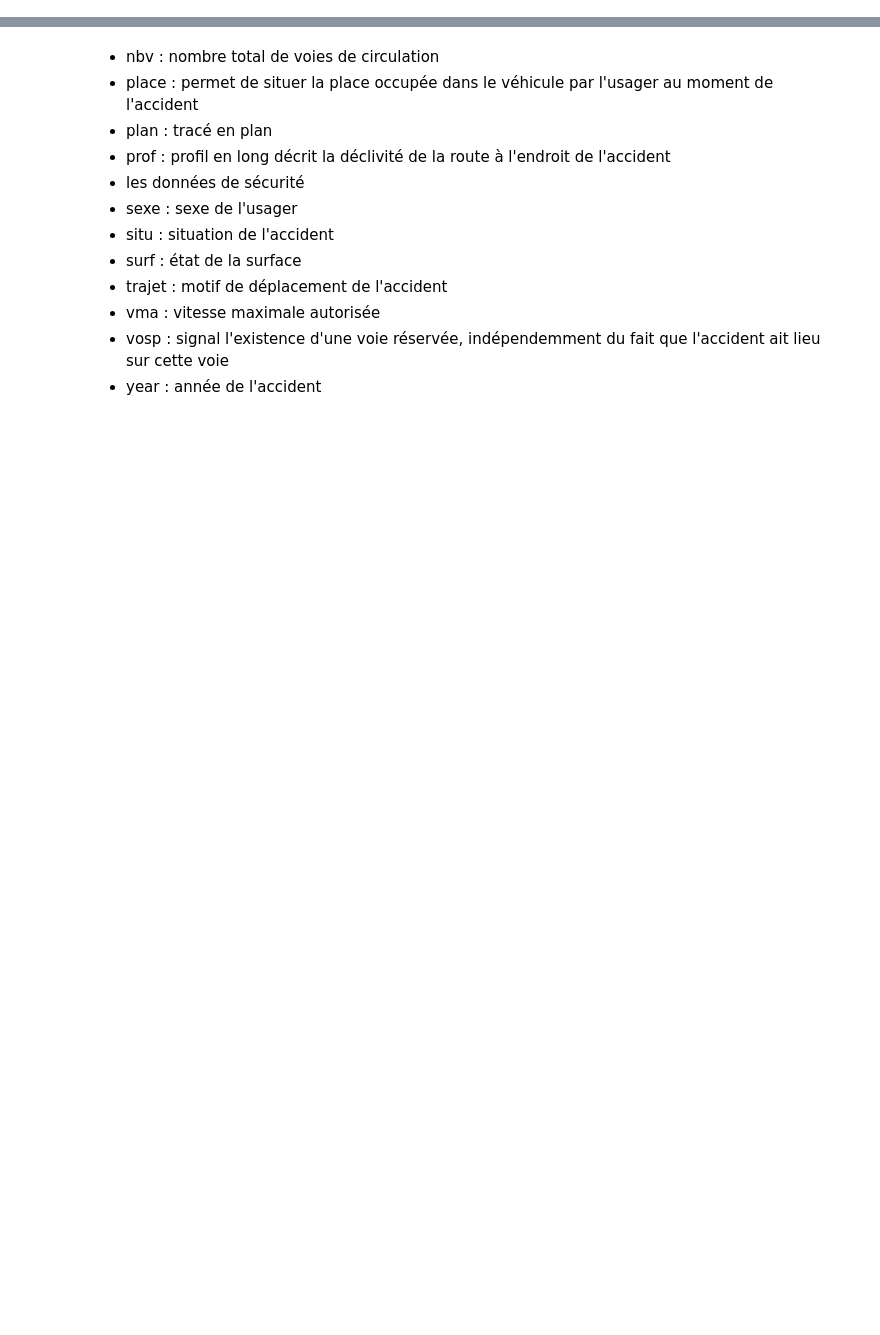
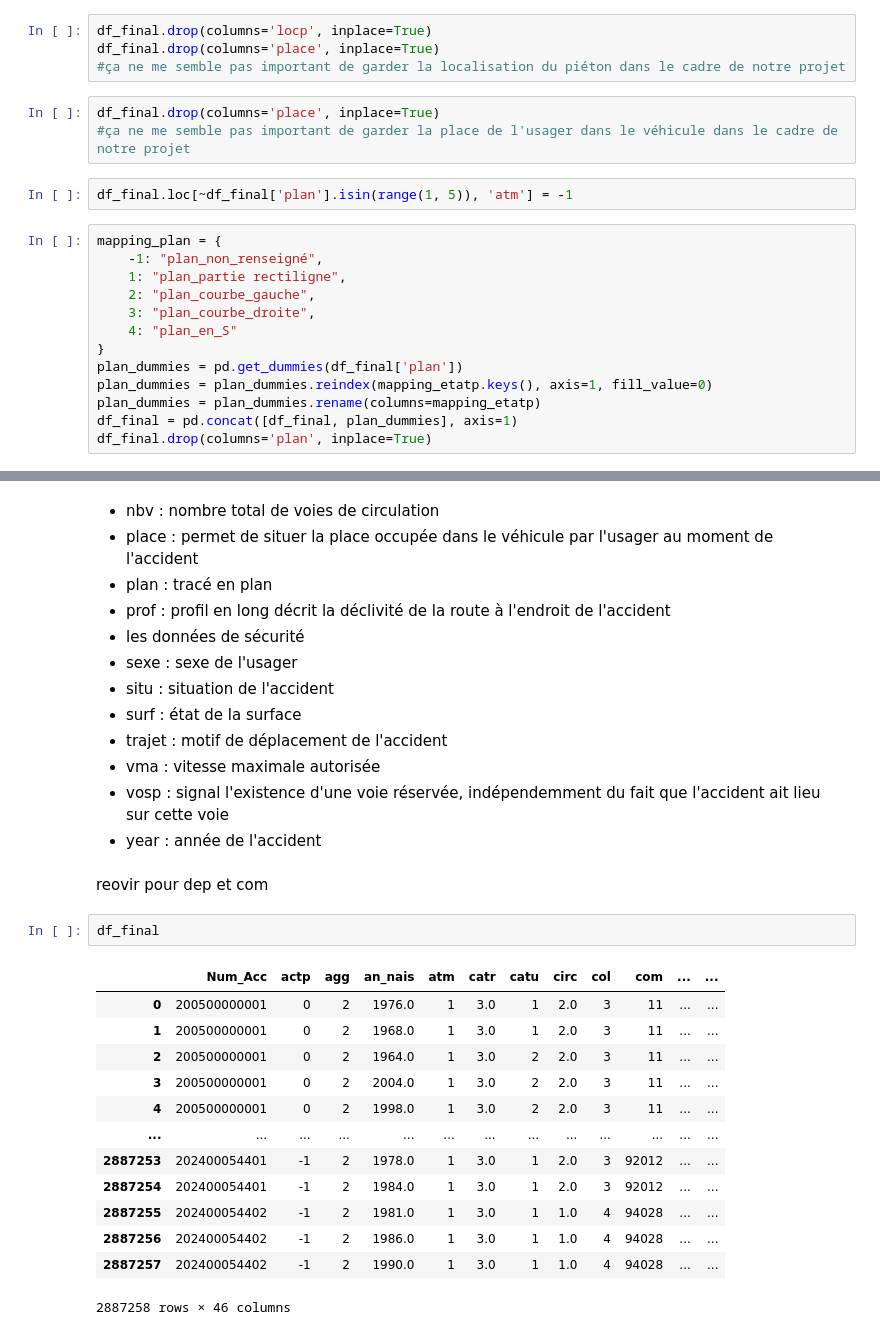
Before and after one commit to hobbit-joufflu/Predict-Traffic-Accident-Severity, a Jupyter notebook: code.ipynb, the cells around one changed output, grey strips where cells are left out. Cells and saved outputs as stored; diff of their text form; blank space fills up the shorter version.

```diff
--- a/code.ipynb
+++ b/code.ipynb
@@ -742,0 +899,22 @@ Index(['Num_Acc', 'actp', 'agg', 'an_nais', 'atm', 'catr', 'catu', 'circ',
+# %%
+df_final.drop(columns='locp', inplace=True)
+df_final.drop(columns='place', inplace=True)
+#ça ne me semble pas important de garder la localisation du piéton dans le cadre de notre projet
+# %%
+df_final.drop(columns='place', inplace=True)
+#ça ne me semble pas important de garder la place de l'usager dans le véhicule dans le cadre de notre projet
+# %%
+df_final.loc[~df_final['plan'].isin(range(1, 5)), 'atm'] = -1
+# %%
+mapping_plan = {
+    -1: "plan_non_renseigné",
+    1: "plan_partie rectiligne",
+    2: "plan_courbe_gauche",
+    3: "plan_courbe_droite",
+    4: "plan_en_S"
+}
+plan_dummies = pd.get_dummies(df_final['plan'])
+plan_dummies = plan_dummies.reindex(mapping_etatp.keys(), axis=1, fill_value=0)
+plan_dummies = plan_dummies.rename(columns=mapping_etatp)
+df_final = pd.concat([df_final, plan_dummies], axis=1)
+df_final.drop(columns='plan', inplace=True)
@@ -779,3 +959,21 @@ Pour rappel, on a :
 - vma : vitesse maximale autorisée
 - vosp : signal l'existence d'une voie réservée, indépendemment du fait que l'accident ait lieu sur cette voie
 - year : année de l'accident
+# %% [markdown]
+reovir pour dep et com
+# %%
+df_final
+# %% [output]
+|  | Num_Acc | actp | agg | an_nais | atm | catr | catu | circ | col | com | ... | ... |
+| 0 | 200500000001 | 0 | 2 | 1976.0 | 1 | 3.0 | 1 | 2.0 | 3 | 11 | ... | ... |
+| 1 | 200500000001 | 0 | 2 | 1968.0 | 1 | 3.0 | 1 | 2.0 | 3 | 11 | ... | ... |
+| 2 | 200500000001 | 0 | 2 | 1964.0 | 1 | 3.0 | 2 | 2.0 | 3 | 11 | ... | ... |
+| 3 | 200500000001 | 0 | 2 | 2004.0 | 1 | 3.0 | 2 | 2.0 | 3 | 11 | ... | ... |
+| 4 | 200500000001 | 0 | 2 | 1998.0 | 1 | 3.0 | 2 | 2.0 | 3 | 11 | ... | ... |
+| ... | ... | ... | ... | ... | ... | ... | ... | ... | ... | ... | ... | ... |
+| 2887253 | 202400054401 | -1 | 2 | 1978.0 | 1 | 3.0 | 1 | 2.0 | 3 | 92012 | ... | ... |
+| 2887254 | 202400054401 | -1 | 2 | 1984.0 | 1 | 3.0 | 1 | 2.0 | 3 | 92012 | ... | ... |
+| 2887255 | 202400054402 | -1 | 2 | 1981.0 | 1 | 3.0 | 1 | 1.0 | 4 | 94028 | ... | ... |
+| 2887256 | 202400054402 | -1 | 2 | 1986.0 | 1 | 3.0 | 1 | 1.0 | 4 | 94028 | ... | ... |
+| 2887257 | 202400054402 | -1 | 2 | 1990.0 | 1 | 3.0 | 1 | 1.0 | 4 | 94028 | ... | ... |
+2887258 rows × 46 columns
```
Also changed, not shown: parts of 20 cells of this notebook.
